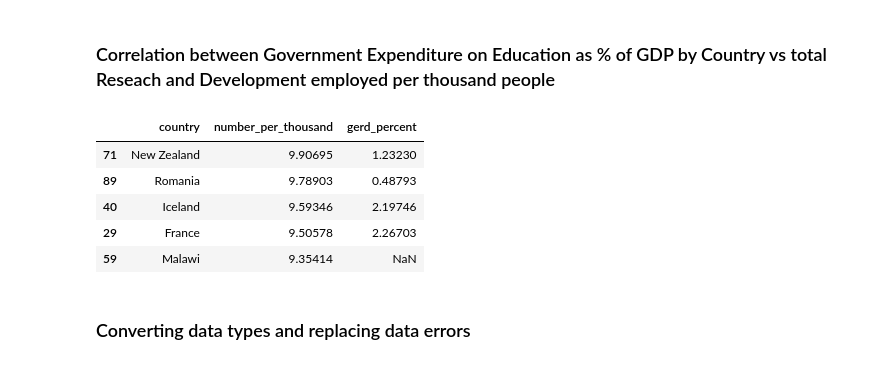
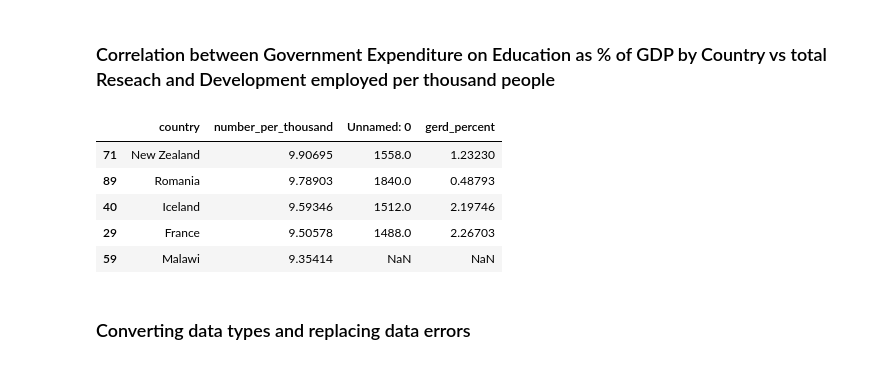
Before and after one commit to mchrzanowski27/Project2, a Jupyter notebook: Project2-Group3.ipynb, the cells around one changed output. Drawn from its saved outputs; the diff is of its cells as text; code cells hidden in the pictures.

```diff
--- a/Project2-Group3.ipynb
+++ b/Project2-Group3.ipynb
@@ -213,25 +257,25 @@ with open(csv_path) as csvfile:
 # %%
 correlation_spending_research = pd.merge(researchers_df, research_spending_df, how="left", on=["country"])
 
 correlation_spending_research = pd.DataFrame(correlation_spending_research)
 
 #correlation_spending_research = correlation_spending_research.drop (['year_y'], axis = 1)
 #correlation_spending_research = correlation_spending_research.drop (['year_x'], axis = 1)
 correlation_spending_research = correlation_spending_research.drop (['indicator'], axis = 1)
 correlation_spending_research = correlation_spending_research.drop (['gerd_ind'], axis = 1)
-correlation_spending_research = correlation_spending_research.drop (['Unnamed: 0_x'], axis = 1)
-correlation_spending_research = correlation_spending_research.drop (['Unnamed: 0_y'], axis = 1)
+#correlation_spending_research = correlation_spending_research.drop (['Unnamed: 0_x'], axis = 1)
+#correlation_spending_research = correlation_spending_research.drop (['Unnamed: 0_y'], axis = 1)
 
 
 correlation_spending_research = correlation_spending_research.sort_values("number_per_thousand", ascending=False)
 correlation_spending_research.head()
 # %% [output]
-|  | country | number_per_thousand | gerd_percent |
-| 71 | New Zealand | 9.90695 | 1.23230 |
-| 89 | Romania | 9.78903 | 0.48793 |
-| 40 | Iceland | 9.59346 | 2.19746 |
-| 29 | France | 9.50578 | 2.26703 |
-| 59 | Malawi | 9.35414 | NaN |
+|  | country | number_per_thousand | Unnamed: 0 | gerd_percent |
+| 71 | New Zealand | 9.90695 | 1558.0 | 1.23230 |
+| 89 | Romania | 9.78903 | 1840.0 | 0.48793 |
+| 40 | Iceland | 9.59346 | 1512.0 | 2.19746 |
+| 29 | France | 9.50578 | 1488.0 | 2.26703 |
+| 59 | Malawi | 9.35414 | NaN | NaN |
 # %% [markdown]
 ### Converting data types and replacing data errors
 # %%
```
Also changed, not shown: parts of 13 cells of this notebook, 4 other files.
